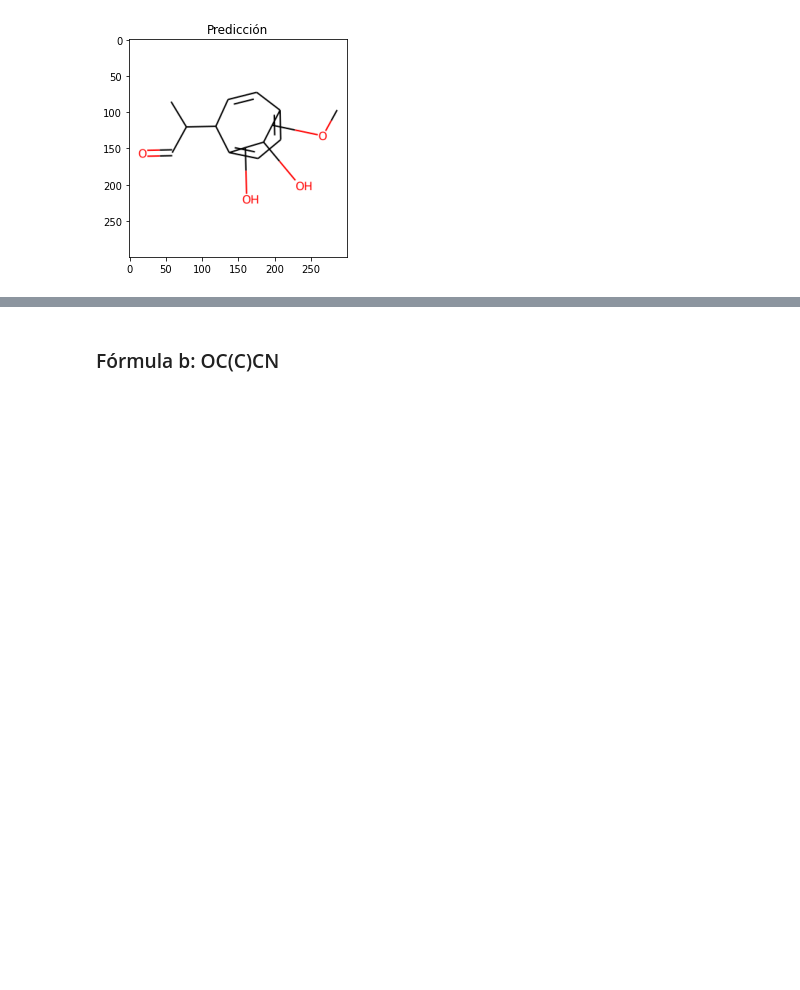
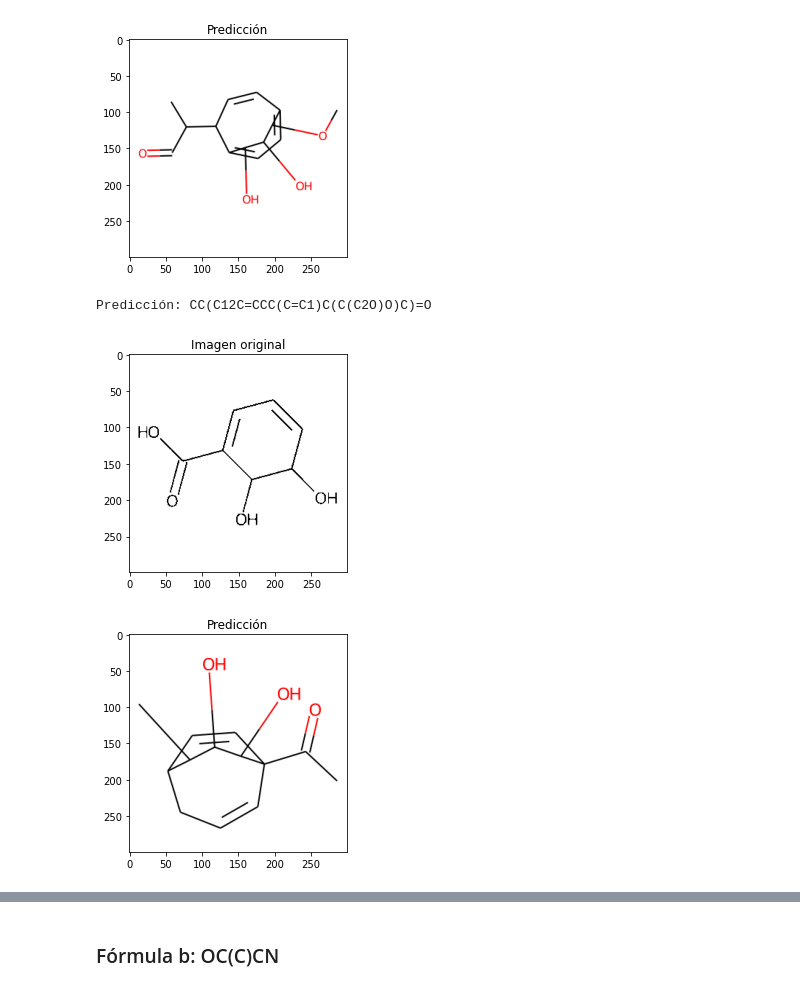
Before and after one commit to pbedmar/tfg, a Jupyter notebook: experiments/decimer/test_decimer.ipynb, the cells around one changed output, grey strips where cells are left out. Cells and saved outputs as stored; diff of their text form; code cells hidden in the pictures; blank space fills up the shorter version.

Commit message:
Test DECIMER with transformed rdkit generated images & other sources

```diff
--- a/experiments/decimer/test_decimer.ipynb
+++ b/experiments/decimer/test_decimer.ipynb
@@ -164,11 +173,28 @@ def generate_and_plot_compound(smiles, file_name):
+# %%
+def generate_compound_image_file(smiles, file_name):
+    result = Chem.MolFromSmiles(smiles)
+    Draw.MolToFile(result, file_name, size=(299,299))
+
+def imagemagick_black(img_path, extension=".png"):
+    os.system(f"magick convert {img_path}{extension} -negate -threshold 50% -negate {img_path}_black{extension}")
+
+def imagemagick_resize_and_padding(img_path, extension=".png"):
+    os.system(f"magick convert {img_path}{extension} -resize 60% -gravity center -extent 299x299 {img_path}_padding{extension}")
 # %% [markdown]
 ### Fórmula a: O=C(O)C1=CC=CC(O)C1O
 # %%
 smiles_code = "O=C(O)C1=CC=CC(O)C1O"
-img_path = "from_decimer_dataset/"+smiles_code+".png"
-generate_and_plot_compound(smiles_code, img_path)
-plot_and_process(img_path, "Isomeric")
+img_path = "from_decimer_dataset/"+smiles_code
+generate_compound_image_file(smiles_code, img_path+".png")
+plot_and_process(img_path+".png", "Isomeric")
 # %% [output]
 Predicción: CC(C1C2=CC=C(C=C1)C(C(C2O)O)OC)C=O
 [figure]
 [figure]
+# %%
+imagemagick_black(img_path.replace("(","\(").replace(")","\)"))
+plot_and_process(img_path+"_black.png", "Isomeric")
+# %% [output]
+Predicción: CC(C12C=CCC(C=C1)C(C(C2O)O)C)=O
+[figure, added]
+[figure, added]
```
Also changed, not shown: parts of 26 cells of this notebook, 13 other files.
